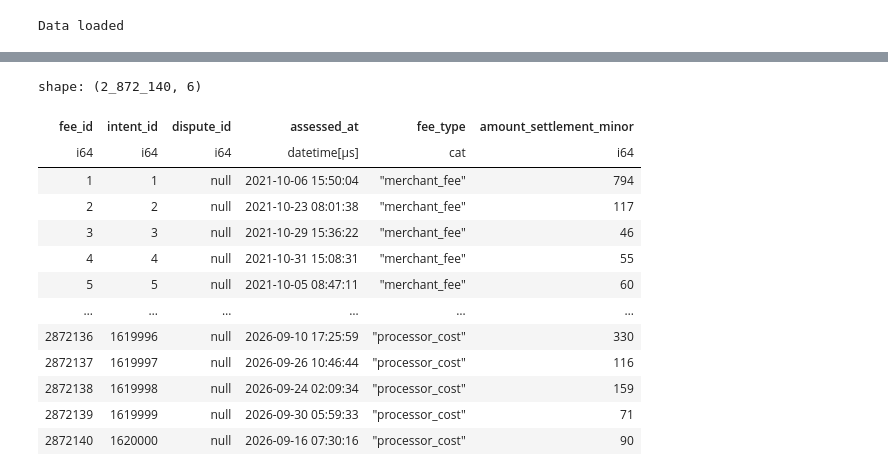
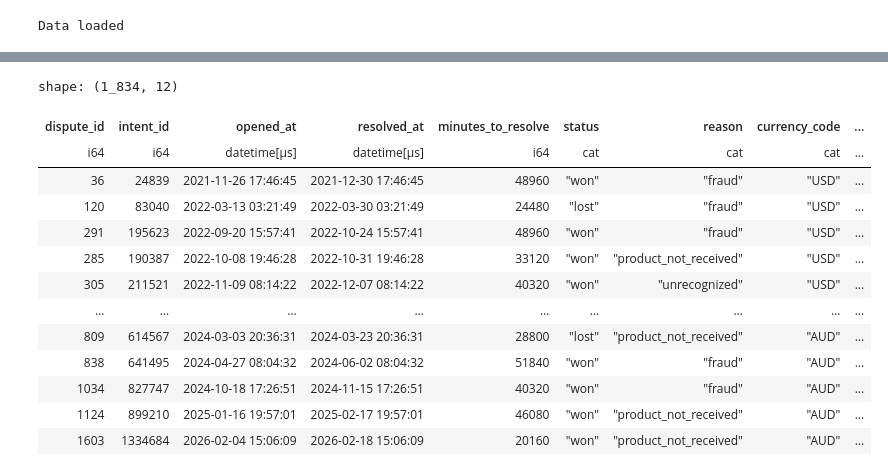
Before and after one commit to Erfan-Taherirani/finpay-global-analytics, a Jupyter notebook: notebooks/data_understanding.ipynb, the cells around one changed output, grey strips where cells are left out. Cells and saved outputs as stored; diff of their text form; code cells hidden in the pictures.

```diff
--- a/notebooks/data_understanding.ipynb
+++ b/notebooks/data_understanding.ipynb
@@ -1275,61 +1258,17 @@ shape: (2_872_140, 8)
 # %%
-currencies_to_fix = dim_currency.filter(
-		pl.col('minor_units') == 2
-		)['currency_code'].unique().to_list()
-
-fact_fee = pl.scan_csv(
-		source="../data/raw/fact_fee.csv",
-		schema_overrides={
-			"dispute_id": pl.Int64,
-			"assessed_at": pl.Datetime,
-			"fee_type": pl.Categorical
-		}
-	).collect()# .join(
-	# 	other=fact_payment_intent,
-	# 	on="intent_id",
-	# 	how="left"
-	# ).join(
-	# 	other=dim_merchant,
-	# 	on="merchant_id",
-	# 	how="left"
-	# ).join(
-	# 	other=fact_fx_rate,
-	# 	left_on=[pl.col('assessed_at').dt.date(), pl.col('settlement_currency')],
-	# 	right_on=[pl.col('rate_date').dt.date(), pl.col('currency_code')],
-	# 	how="left"
-	# ).select(
-	# 	pl.col('fee_id'),
-	# 	pl.col('intent_id'),
-	# 	pl.col('dispute_id'),
-	# 	pl.col('assessed_at'),
-	# 	pl.col('fee_type'),
-	# 	pl.col('settlement_currency'),
-	# 	pl.col('usd_per_major_unit'),
-	# 	pl.when(
-	# 		pl.col("settlement_currency").is_in(currencies_to_fix)
-	# 	).then(
-	# 		pl.col("amount_settlement_minor") / 100
-	# 	).otherwise(
-	# 		pl.col("amount_settlement_minor")
-	# 	).alias("amount_settlement_major")
-	# ).select(
-	# 	pl.all().exclude('usd_per_major_unit'),
-	# 	(pl.col('amount_settlement_major') * pl.col('usd_per_major_unit')).alias("amount_settlement_major_usd")
-	# )
-
-fact_fee
+fact_dispute
 # %% [output]
-shape: (2_872_140, 6)
+shape: (1_834, 12)
-| fee_id | intent_id | dispute_id | assessed_at | fee_type | amount_settlement_minor |
-| i64 | i64 | i64 | datetime[μs] | cat | i64 |
-| 1 | 1 | null | 2021-10-06 15:50:04 | "merchant_fee" | 794 |
-| 2 | 2 | null | 2021-10-23 08:01:38 | "merchant_fee" | 117 |
-| 3 | 3 | null | 2021-10-29 15:36:22 | "merchant_fee" | 46 |
-| 4 | 4 | null | 2021-10-31 15:08:31 | "merchant_fee" | 55 |
-| 5 | 5 | null | 2021-10-05 08:47:11 | "merchant_fee" | 60 |
-| … | … | … | … | … | … |
-| 2872136 | 1619996 | null | 2026-09-10 17:25:59 | "processor_cost" | 330 |
-| 2872137 | 1619997 | null | 2026-09-26 10:46:44 | "processor_cost" | 116 |
-| 2872138 | 1619998 | null | 2026-09-24 02:09:34 | "processor_cost" | 159 |
-| 2872139 | 1619999 | null | 2026-09-30 05:59:33 | "processor_cost" | 71 |
-| 2872140 | 1620000 | null | 2026-09-16 07:30:16 | "processor_cost" | 90 |
+| dispute_id | intent_id | opened_at | resolved_at | minutes_to_resolve | status | reason | currency_code | ... |
+| i64 | i64 | datetime[μs] | datetime[μs] | i64 | cat | cat | cat | ... |
+| 36 | 24839 | 2021-11-26 17:46:45 | 2021-12-30 17:46:45 | 48960 | "won" | "fraud" | "USD" | ... |
+| 120 | 83040 | 2022-03-13 03:21:49 | 2022-03-30 03:21:49 | 24480 | "lost" | "fraud" | "USD" | ... |
+| 291 | 195623 | 2022-09-20 15:57:41 | 2022-10-24 15:57:41 | 48960 | "won" | "fraud" | "USD" | ... |
+| 285 | 190387 | 2022-10-08 19:46:28 | 2022-10-31 19:46:28 | 33120 | "won" | "product_not_received" | "USD" | ... |
+| 305 | 211521 | 2022-11-09 08:14:22 | 2022-12-07 08:14:22 | 40320 | "won" | "unrecognized" | "USD" | ... |
+| … | … | … | … | … | … | … | … | ... |
+| 809 | 614567 | 2024-03-03 20:36:31 | 2024-03-23 20:36:31 | 28800 | "lost" | "product_not_received" | "AUD" | ... |
+| 838 | 641495 | 2024-04-27 08:04:32 | 2024-06-02 08:04:32 | 51840 | "won" | "fraud" | "AUD" | ... |
+| 1034 | 827747 | 2024-10-18 17:26:51 | 2024-11-15 17:26:51 | 40320 | "won" | "fraud" | "AUD" | ... |
+| 1124 | 899210 | 2025-01-16 19:57:01 | 2025-02-17 19:57:01 | 46080 | "won" | "product_not_received" | "AUD" | ... |
+| 1603 | 1334684 | 2026-02-04 15:06:09 | 2026-02-18 15:06:09 | 20160 | "won" | "product_not_received" | "AUD" | ... |
```
Also changed, not shown: parts of 1 cell of this notebook, 50 other files.
